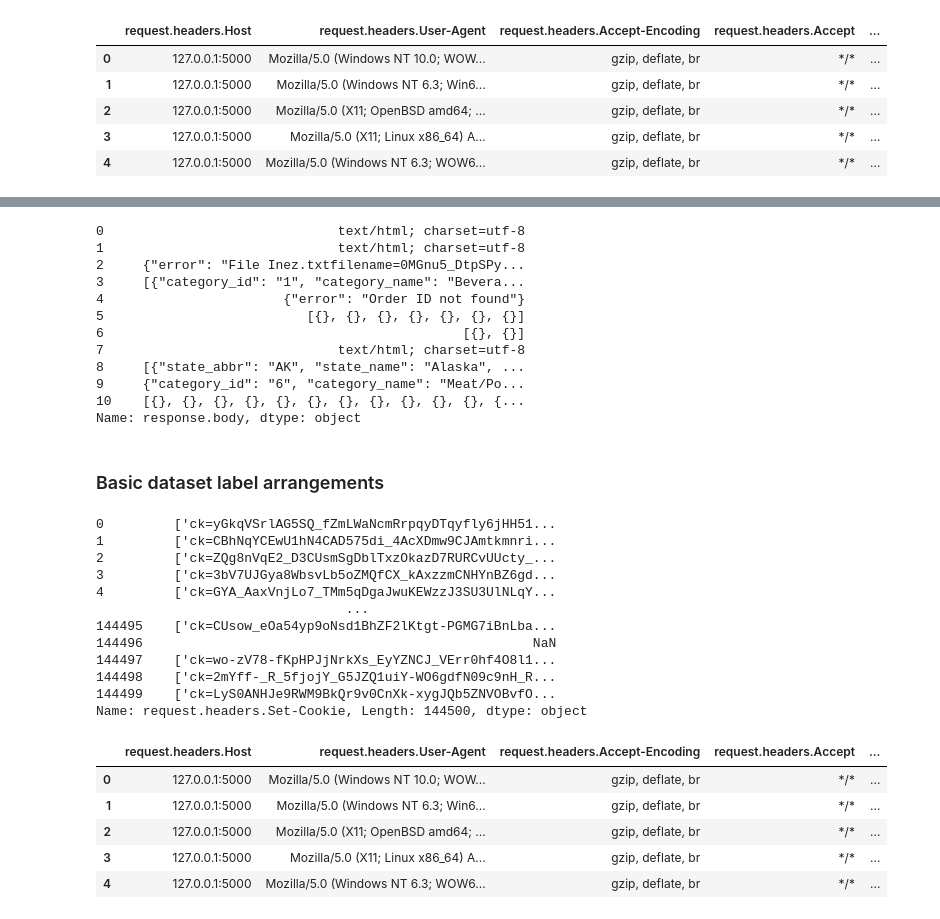
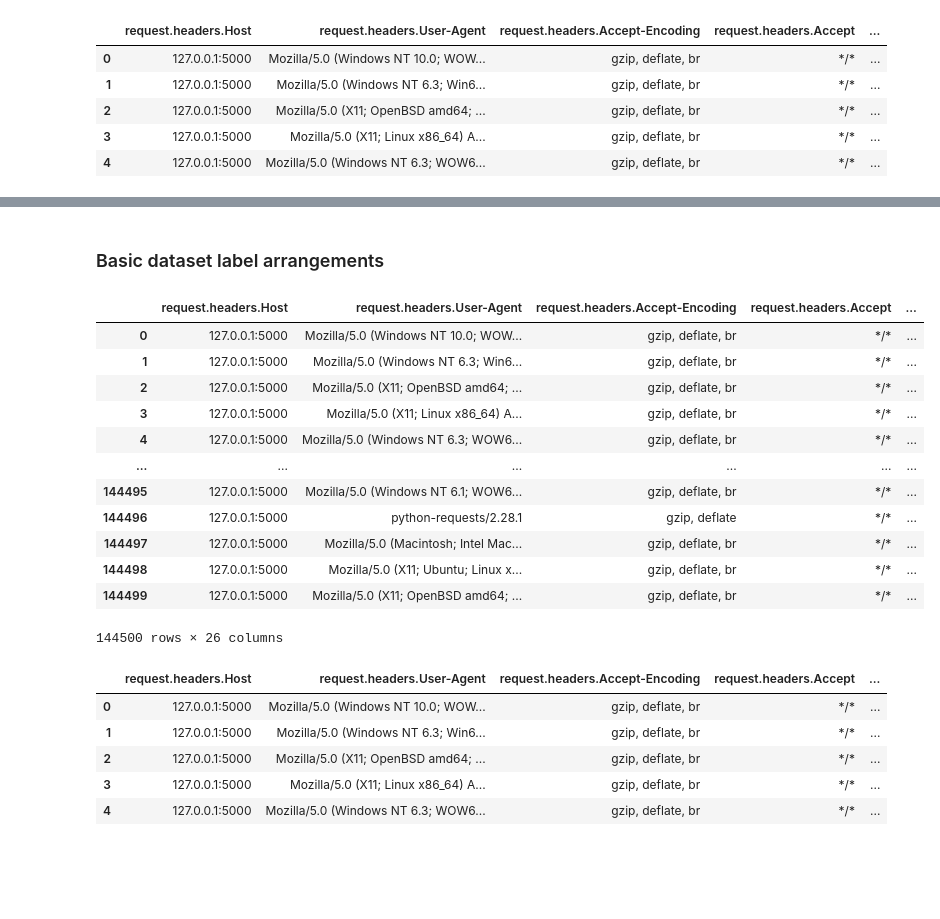
Before and after one commit to RazElbaz/API_security_challenge, a Jupyter notebook: new/model3.ipynb, the cells around one changed output, grey strips where cells are left out. Drawn from its saved outputs; the diff is of its cells as text; code cells hidden in the pictures; blank space fills up the shorter version.

```diff
--- a/new/model3.ipynb
+++ b/new/model3.ipynb
@@ -109,54 +42,37 @@ Name: response.status, dtype: object
-# %%
-# df['response.body'].uniqe()
-df['response.body'].iloc[0:11]
-# df['response.status_code'].iloc[:-1]
-# df['request.body'].str.contains("jndi").sum()
-# %% [output]
-0                              text/html; charset=utf-8
-1                              text/html; charset=utf-8
-2     {"error": "File Inez.txtfilename=0MGnu5_DtpSPy...
-3     [{"category_id": "1", "category_name": "Bevera...
-4                       {"error": "Order ID not found"}
-5                          [{}, {}, {}, {}, {}, {}, {}]
-6                                              [{}, {}]
-7                              text/html; charset=utf-8
-8     [{"state_abbr": "AK", "state_name": "Alaska", ...
-9     {"category_id": "6", "category_name": "Meat/Po...
-10    [{}, {}, {}, {}, {}, {}, {}, {}, {}, {}, {}, {...
-Name: response.body, dtype: object
 # %% [markdown]
 ### Basic dataset label arrangements
 # %%
 # Fill the black attack tag lines with "Benign" string
 df['request.Attack_Tag'] = df['request.Attack_Tag'].fillna('Benign')
 df['attack_type'] = df['request.Attack_Tag']
 
 # This function will be used in the lambda below to iterate over the label columns
 # You can use this snippet to run your own lambda on any data with the apply() method
 def categorize(row):
     if row['request.Attack_Tag'] == 'Benign':
         return 'Benign'
     return 'Malware'
 
 df['label'] = df.apply(lambda row: categorize(row), axis=1)
 
 # After finishing the arrangements we delete the irrelevant column
 df.drop('request.Attack_Tag', axis=1, inplace=True)
 
-df['request.headers.Set-Cookie']
+df
 # %% [output]
+|  | request.headers.Host | request.headers.User-Agent | request.headers.Accept-Encoding | request.headers.Accept | ... |
+| 0 | 127.0.0.1:5000 | Mozilla/5.0 (Windows NT 10.0; WOW... | gzip, deflate, br | */* | ... |
+| 1 | 127.0.0.1:5000 | Mozilla/5.0 (Windows NT 6.3; Win6... | gzip, deflate, br | */* | ... |
+| 2 | 127.0.0.1:5000 | Mozilla/5.0 (X11; OpenBSD amd64; ... | gzip, deflate, br | */* | ... |
+| 3 | 127.0.0.1:5000 | Mozilla/5.0 (X11; Linux x86_64) A... | gzip, deflate, br | */* | ... |
+| 4 | 127.0.0.1:5000 | Mozilla/5.0 (Windows NT 6.3; WOW6... | gzip, deflate, br | */* | ... |
+| ... | ... | ... | ... | ... | ... |
+| 144495 | 127.0.0.1:5000 | Mozilla/5.0 (Windows NT 6.1; WOW6... | gzip, deflate, br | */* | ... |
+| 144496 | 127.0.0.1:5000 | python-requests/2.28.1 | gzip, deflate | */* | ... |
+| 144497 | 127.0.0.1:5000 | Mozilla/5.0 (Macintosh; Intel Mac... | gzip, deflate, br | */* | ... |
+| 144498 | 127.0.0.1:5000 | Mozilla/5.0 (X11; Ubuntu; Linux x... | gzip, deflate, br | */* | ... |
+| 144499 | 127.0.0.1:5000 | Mozilla/5.0 (X11; OpenBSD amd64; ... | gzip, deflate, br | */* | ... |
-0         ['ck=yGkqVSrlAG5SQ_fZmLWaNcmRrpqyDTqyfly6jHH51...
-1         ['ck=CBhNqYCEwU1hN4CAD575di_4AcXDmw9CJAmtkmnri...
-2         ['ck=ZQg8nVqE2_D3CUsmSgDblTxzOkazD7RURCvUUcty_...
-3         ['ck=3bV7UJGya8WbsvLb5oZMQfCX_kAxzzmCNHYnBZ6gd...
-4         ['ck=GYA_AaxVnjLo7_TMm5qDgaJwuKEWzzJ3SU3UlNLqY...
-                                ...
-144495    ['ck=CUsow_eOa54yp9oNsd1BhZF2lKtgt-PGMG7iBnLba...
-144496                                                  NaN
-144497    ['ck=wo-zV78-fKpHPJjNrkXs_EyYZNCJ_VErr0hf4O8l1...
-144498    ['ck=2mYff-_R_5fjojY_G5JZQ1uiY-WO6gdfN09c9nH_R...
-144499    ['ck=LyS0ANHJe9RWM9BkQr9v0CnXk-xygJQb5ZNVOBvfO...
-Name: request.headers.Set-Cookie, Length: 144500, dtype: object
+144500 rows × 26 columns
 # %%
 # Remove all NAN columns or replace with desired string
 # This loop iterates over all of the column names which are all NaN
```
Also changed, not shown: parts of 33 cells of this notebook, 1 other file.
